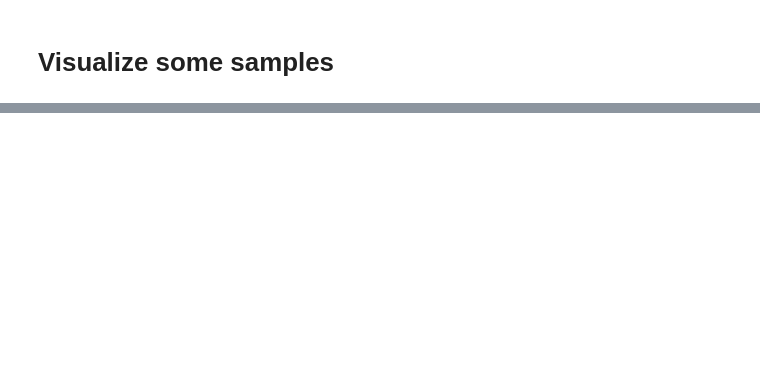
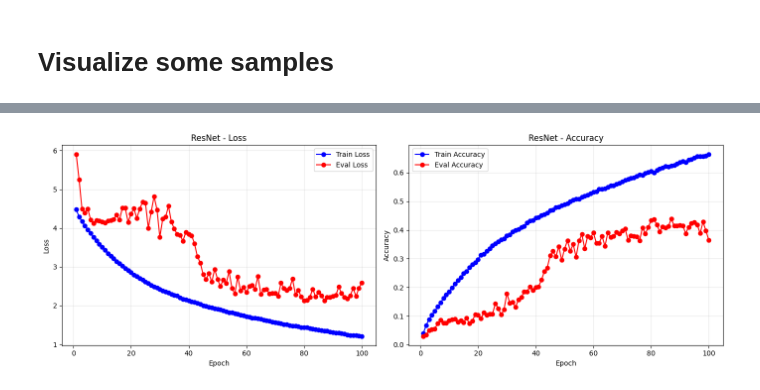
Before and after one commit to Lawrence-Godfrey/mhc-resnet-in-jax, a Jupyter notebook: mhc_notebook.ipynb, the cells around one changed output, grey strips where cells are left out. Cells and saved outputs as stored; diff of their text form; code cells hidden in the pictures; blank space fills up the shorter version.

```diff
--- a/mhc_notebook.ipynb
+++ b/mhc_notebook.ipynb
@@ -317,5 +368,10 @@ trainer = JaxTrainer(
 # %%
-
-# Run training
-result = trainer.fit()
-print(f"Training completed! Final metrics: {result.metrics}")
+# Train the ResNet model
+resnet_model, resnet_history = train_model(
+    ResNetModel,
+    {"width": 64, "depth": 4, "num_classes": 100},
+    train_images, train_labels,
+    test_images, test_labels,
+    epochs=100, learning_rate=1e-3, batch_size=4096
+)
+print(f"\nResNet Final - Train Loss: {resnet_history['train_loss'][-1]:.4f}, Eval Acc: {resnet_history['eval_acc'][-1]:.4f}")
@@ -322,3 +396,34 @@ print(f"Training completed! Final metrics: {result.metrics}")
+# %%
+def plot_history(history, title="Training Results"):
+    """Plot train/eval loss and accuracy curves."""
+    epochs = range(1, len(history['train_loss']) + 1)
+
+    fig, (ax1, ax2) = plt.subplots(1, 2, figsize=(14, 5))
+
+    # Loss
+    ax1.plot(epochs, history['train_loss'], 'b-o', label='Train Loss')
+    ax1.plot(epochs, history['eval_loss'], 'r-o', label='Eval Loss')
+    ax1.set_xlabel('Epoch')
+    ax1.set_ylabel('Loss')
+    ax1.set_title(f'{title} - Loss')
+    ax1.legend()
+    ax1.grid(True, alpha=0.3)
+
+    # Accuracy
+    ax2.plot(epochs, history['train_acc'], 'b-o', label='Train Accuracy')
+    ax2.plot(epochs, history['eval_acc'], 'r-o', label='Eval Accuracy')
+    ax2.set_xlabel('Epoch')
+    ax2.set_ylabel('Accuracy')
+    ax2.set_title(f'{title} - Accuracy')
+    ax2.legend()
+    ax2.grid(True, alpha=0.3)
+
+    plt.tight_layout()
+    plt.show()
+
+plot_history(resnet_history, title="ResNet")
+# %% [output]
+[figure, added]
 # %% [markdown]
 ## Hyper-Connections (HC)
 
```
Also changed, not shown: parts of 25 cells of this notebook, 2 other files.
